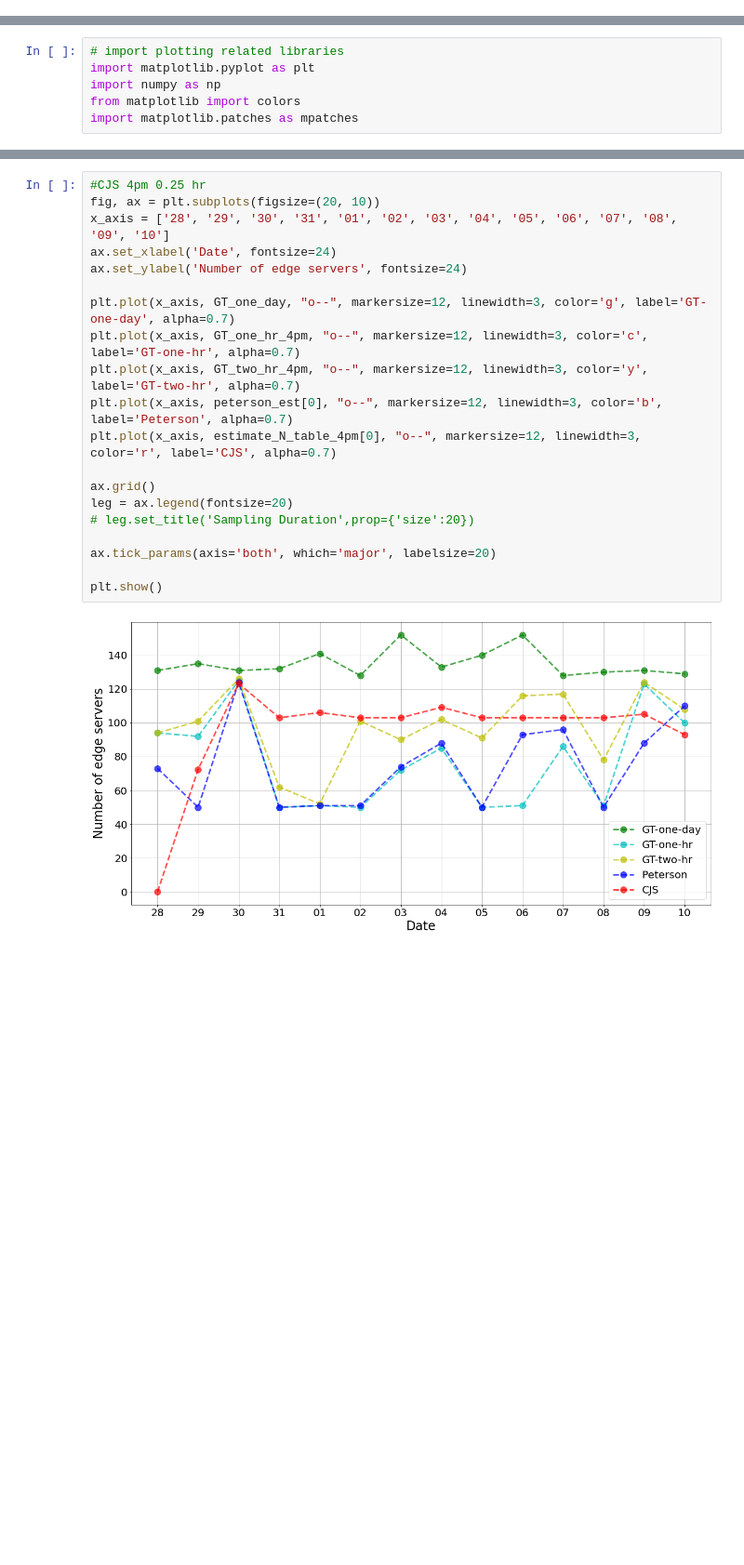
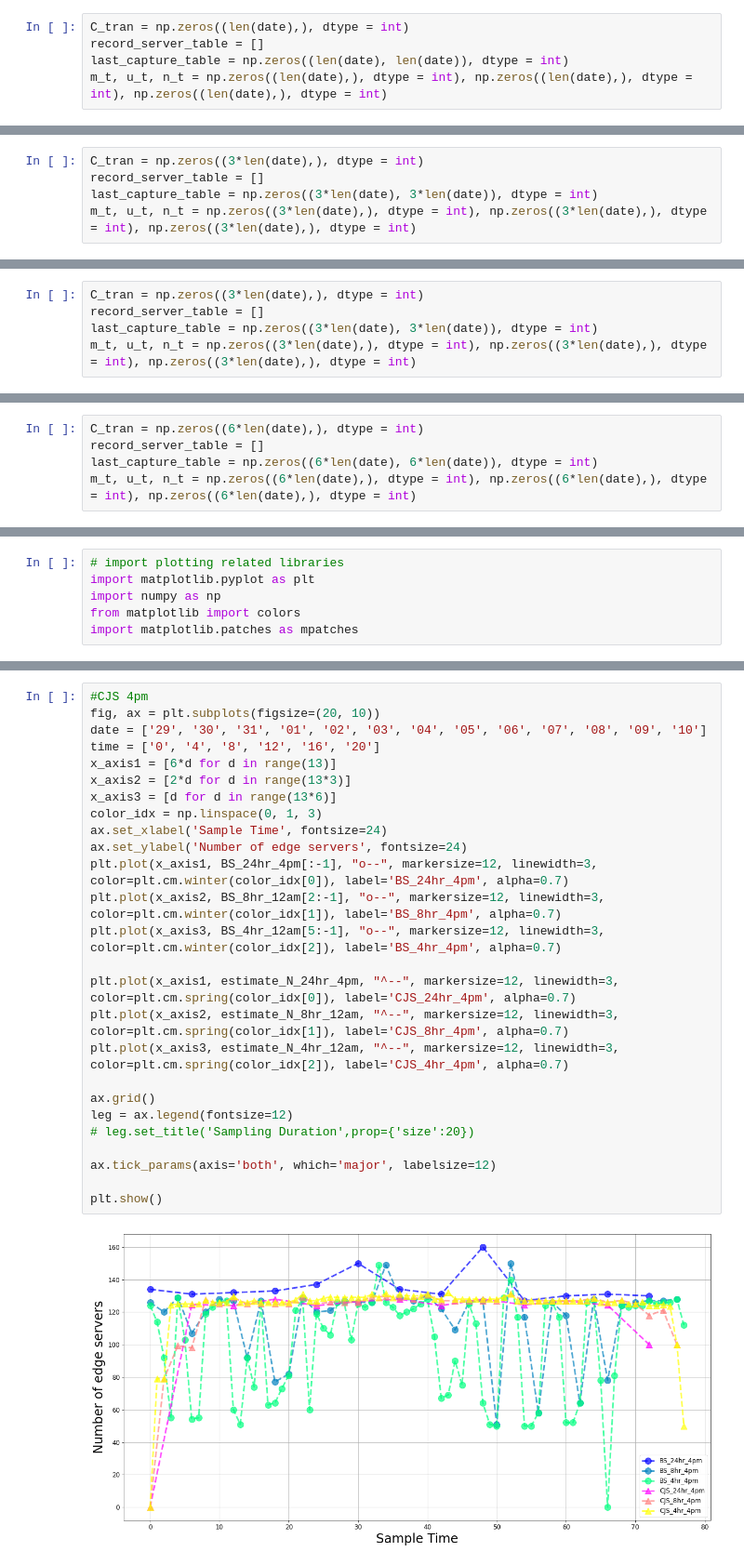
Before and after one commit to jill880829/CJS-Server-Size-Estimation, a Jupyter notebook: CJS-tw.ipynb, the cells around one changed output, grey strips where cells are left out. Shown at 93% size. Drawn from its saved outputs; the diff is of its cells as text; blank space fills up the shorter version.

Commit message:
add multiple samples

```diff
--- a/CJS-tw.ipynb
+++ b/CJS-tw.ipynb
@@ -397,0 +613,5 @@ print(C_tran_table_4pm)
+# %%
+C_tran = np.zeros((len(date),), dtype = int)
+record_server_table = []
+last_capture_table = np.zeros((len(date), len(date)), dtype = int)
+m_t, u_t, n_t = np.zeros((len(date),), dtype = int), np.zeros((len(date),), dtype = int), np.zeros((len(date),), dtype = int)
@@ -397,0 +642,5 @@ print(C_tran_table_4pm)
+# %%
+C_tran = np.zeros((3*len(date),), dtype = int)
+record_server_table = []
+last_capture_table = np.zeros((3*len(date), 3*len(date)), dtype = int)
+m_t, u_t, n_t = np.zeros((3*len(date),), dtype = int), np.zeros((3*len(date),), dtype = int), np.zeros((3*len(date),), dtype = int)
@@ -397,0 +678,5 @@ print(C_tran_table_4pm)
+# %%
+C_tran = np.zeros((3*len(date),), dtype = int)
+record_server_table = []
+last_capture_table = np.zeros((3*len(date), 3*len(date)), dtype = int)
+m_t, u_t, n_t = np.zeros((3*len(date),), dtype = int), np.zeros((3*len(date),), dtype = int), np.zeros((3*len(date),), dtype = int)
@@ -397,0 +714,5 @@ print(C_tran_table_4pm)
+# %%
+C_tran = np.zeros((6*len(date),), dtype = int)
+record_server_table = []
+last_capture_table = np.zeros((6*len(date), 6*len(date)), dtype = int)
+m_t, u_t, n_t = np.zeros((6*len(date),), dtype = int), np.zeros((6*len(date),), dtype = int), np.zeros((6*len(date),), dtype = int)
@@ -472,22 +963,28 @@ plt.show()
 # %%
-#CJS 4pm 0.25 hr
+#CJS 4pm
 fig, ax = plt.subplots(figsize=(20, 10))
-x_axis = ['28', '29', '30', '31', '01', '02', '03', '04', '05', '06', '07', '08', '09', '10']
-ax.set_xlabel('Date', fontsize=24)
+date = ['29', '30', '31', '01', '02', '03', '04', '05', '06', '07', '08', '09', '10']
+time = ['0', '4', '8', '12', '16', '20']
+x_axis1 = [6*d for d in range(13)]
+x_axis2 = [2*d for d in range(13*3)]
+x_axis3 = [d for d in range(13*6)]
+color_idx = np.linspace(0, 1, 3)
+ax.set_xlabel('Sample Time', fontsize=24)
 ax.set_ylabel('Number of edge servers', fontsize=24)
+plt.plot(x_axis1, BS_24hr_4pm[:-1], "o--", markersize=12, linewidth=3, color=plt.cm.winter(color_idx[0]), label='BS_24hr_4pm', alpha=0.7)
+plt.plot(x_axis2, BS_8hr_12am[2:-1], "o--", markersize=12, linewidth=3, color=plt.cm.winter(color_idx[1]), label='BS_8hr_4pm', alpha=0.7)
+plt.plot(x_axis3, BS_4hr_12am[5:-1], "o--", markersize=12, linewidth=3, color=plt.cm.winter(color_idx[2]), label='BS_4hr_4pm', alpha=0.7)
 
-plt.plot(x_axis, GT_one_day, "o--", markersize=12, linewidth=3, color='g', label='GT-one-day', alpha=0.7)
-plt.plot(x_axis, GT_one_hr_4pm, "o--", markersize=12, linewidth=3, color='c', label='GT-one-hr', alpha=0.7)
-plt.plot(x_axis, GT_two_hr_4pm, "o--", markersize=12, linewidth=3, color='y', label='GT-two-hr', alpha=0.7)
-plt.plot(x_axis, peterson_est[0], "o--", markersize=12, linewidth=3, color='b', label='Peterson', alpha=0.7)
-plt.plot(x_axis, estimate_N_table_4pm[0], "o--", markersize=12, linewidth=3, color='r', label='CJS', alpha=0.7)
+plt.plot(x_axis1, estimate_N_24hr_4pm, "^--", markersize=12, linewidth=3, color=plt.cm.spring(color_idx[0]), label='CJS_24hr_4pm', alpha=0.7)
+plt.plot(x_axis2, estimate_N_8hr_12am, "^--", markersize=12, linewidth=3, color=plt.cm.spring(color_idx[1]), label='CJS_8hr_4pm', alpha=0.7)
+plt.plot(x_axis3, estimate_N_4hr_12am, "^--", markersize=12, linewidth=3, color=plt.cm.spring(color_idx[2]), label='CJS_4hr_4pm', alpha=0.7)
 
 ax.grid()
-leg = ax.legend(fontsize=20)
+leg = ax.legend(fontsize=12)
 # leg.set_title('Sampling Duration',prop={'size':20})
 
-ax.tick_params(axis='both', which='major', labelsize=20)
+ax.tick_params(axis='both', which='major', labelsize=12)
 
 plt.show()
 # %% [output]
-[figure, old version]
+[figure, new version]
```
Also changed, not shown: parts of 68 cells of this notebook.
